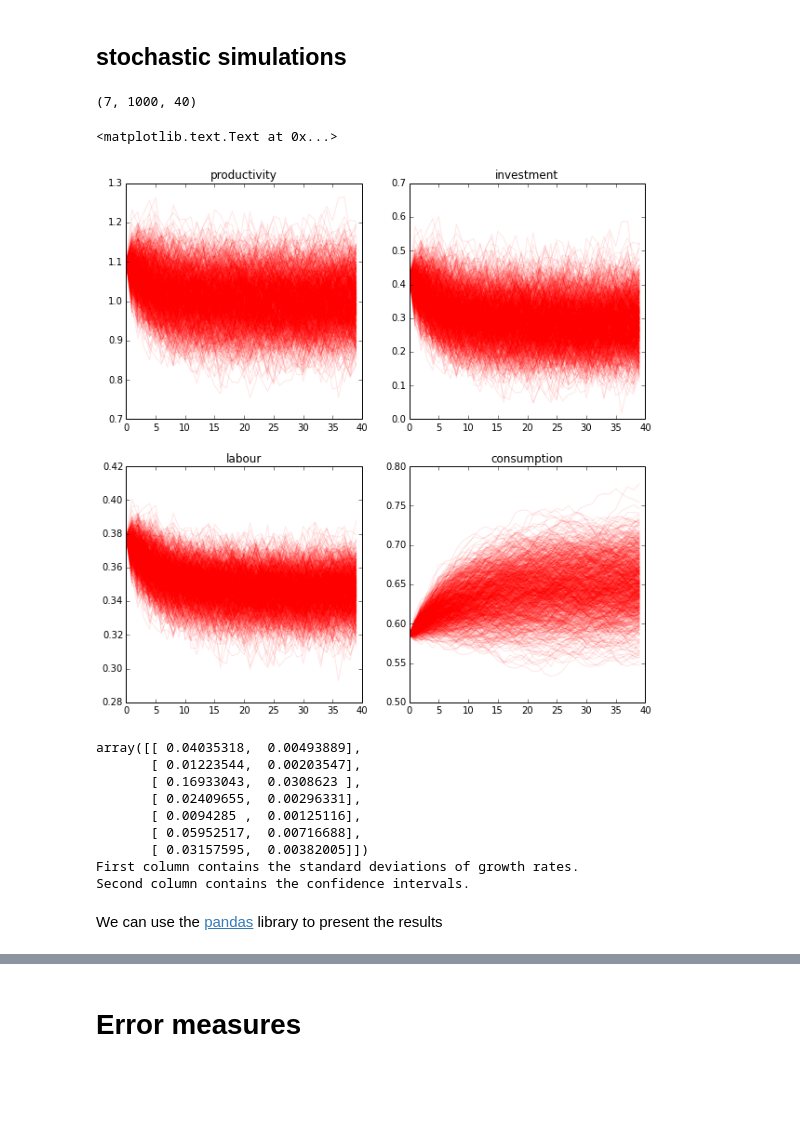
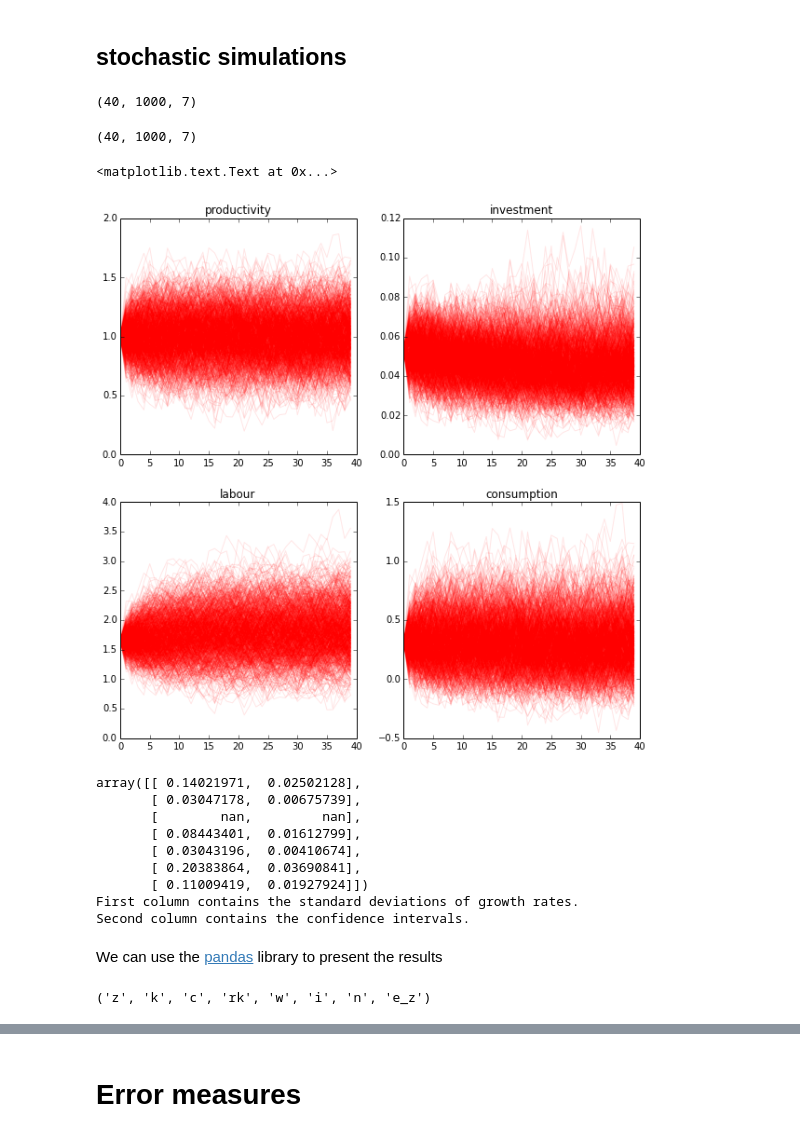
Before and after one commit to EconForge/dolo.py, a Jupyter notebook: examples/notebooks/rbc_model.ipynb, the cells around one changed output, grey strips where cells are left out. Drawn from its saved outputs; the diff is of its cells as text; code cells hidden in the pictures; blank space fills up the shorter version.

```diff
--- a/examples/notebooks/rbc_model.ipynb
+++ b/examples/notebooks/rbc_model.ipynb
@@ -115,7 +113,7 @@ show()
 # we will use the deterministic steady-state as a starting point
 s0 = model.calibration['states']
 # we also get the covariance matrix just in case
-sigma = model.calibration['covariances']
+sigma = model.covariances
 # %% [markdown]
 ## impulse response functions
 
@@ -182,67 +160,73 @@ scipy.io.savemat("export.mat", {'table': irf_array} )
 # %% [markdown]
 ## stochastic simulations
 # %%
-sim1 = simulate(model, dr_global, s0, sigma, n_exp=1000, horizon=40 )
-sim2 = simulate(model, dr_global, s1, sigma, n_exp=1000, horizon=40 )
-sim = (sim2-sim1).mean(axis=1)
+sim = simulate(model, dr_global, s0, sigma, n_exp=1000, horizon=40 )
 # now we run 1000 random simulations
-# the result is an array of size n_v x n_exp x H where
+# the result is an array of size H x n_v x n_exp where
+# - H the number of dates
 # - n_v is the number of variables
 # - n_exp the number of simulations
-# - H the number of dates
 print(sim.shape)
 # %% [output]
-(7, 1000, 40)
+(40, 1000, 7)
+# %%
+sim.shape
+# %% [output]
+(40, 1000, 7)
 # %%
 # let plot the response of consumption and investment
 i_z = model.variables.index('z')
 i_i = model.variables.index('i')
 i_n = model.variables.index('n')
 i_c = model.variables.index('c')
 figsize(10,10)
 for i in range(1000):
     subplot(221)
-    plot(sim[i_z, i, :], color='red', alpha=0.1)
+    plot(sim[:, i, i_z], color='red', alpha=0.1)
     subplot(222)
-    plot(sim[i_i, i, :], color='red', alpha=0.1)
+    plot(sim[:, i, i_i], color='red', alpha=0.1)
     subplot(223)
-    plot(sim[i_n, i, :], color='red', alpha=0.1)
+    plot(sim[:, i, i_n], color='red', alpha=0.1)
     subplot(224)
-    plot(sim[i_c, i, :], color='red', alpha=0.1)
+    plot(sim[:, i, i_c], color='red', alpha=0.1)
 
 subplot(221)
 title('productivity')
 subplot(222)
 title('investment')
 subplot(223)
 title('labour')
 subplot(224)
 title('consumption')
 # %% [output]
 <matplotlib.text.Text at 0x...>
-[figure, old version]
+[figure, new version]
 # %%
 # We can also make some statistics
-dsim = log(sim[:,:,1:]/sim[:,:,:-1]) # compute growth rates
-volat = dsim.std(axis=2) # compute volatility of growth rates for each simulation
+dsim = log(sim[1:,:,:]/sim[:-1,:,:,]) # compute growth rates
+volat = dsim.std(axis=0) # compute volatility of growth rates for each simulation
 table = column_stack([
-    volat.mean(axis=1),
-    volat.std(axis=1)
+    volat.mean(axis=0),
+    volat.std(axis=0)
 ])
 display(table)
 print('First column contains the standard deviations of growth rates.')
 print('Second column contains the confidence intervals.')
 # %% [output]
-array([[ 0.04035318,  0.00493889],
-       [ 0.01223544,  0.00203547],
-       [ 0.16933043,  0.0308623 ],
-       [ 0.02409655,  0.00296331],
-       [ 0.0094285 ,  0.00125116],
-       [ 0.05952517,  0.00716688],
-       [ 0.03157595,  0.00382005]])
+array([[ 0.14021971,  0.02502128],
+       [ 0.03047178,  0.00675739],
+       [        nan,         nan],
+       [ 0.08443401,  0.01612799],
+       [ 0.03043196,  0.00410674],
+       [ 0.20383864,  0.03690841],
+       [ 0.11009419,  0.01927924]])
 First column contains the standard deviations of growth rates.
 Second column contains the confidence intervals.
 # %% [markdown]
 We can use the [pandas](pandas) library to present the results
+# %%
+model.variables
+# %% [output]
+('z', 'k', 'c', 'rk', 'w', 'i', 'n', 'e_z')
 # %%
 import pandas
```
Also changed, not shown: parts of 13 cells of this notebook, 6 other files.
